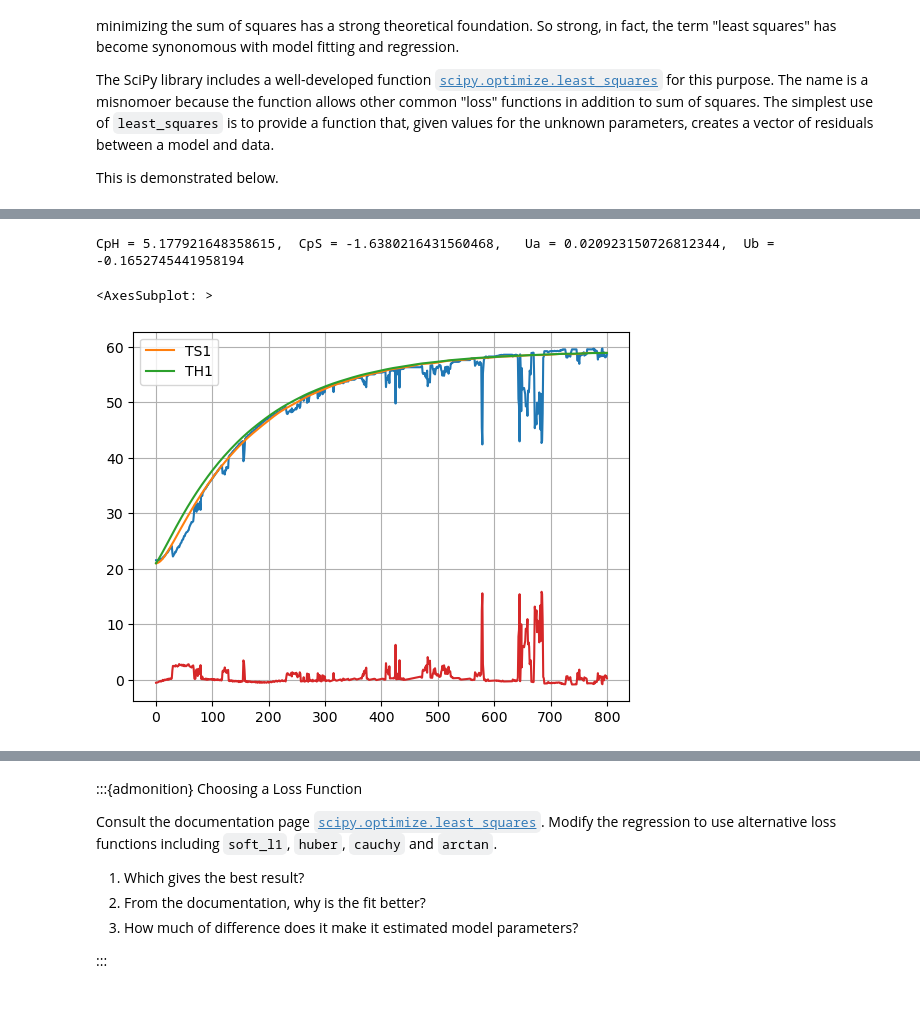
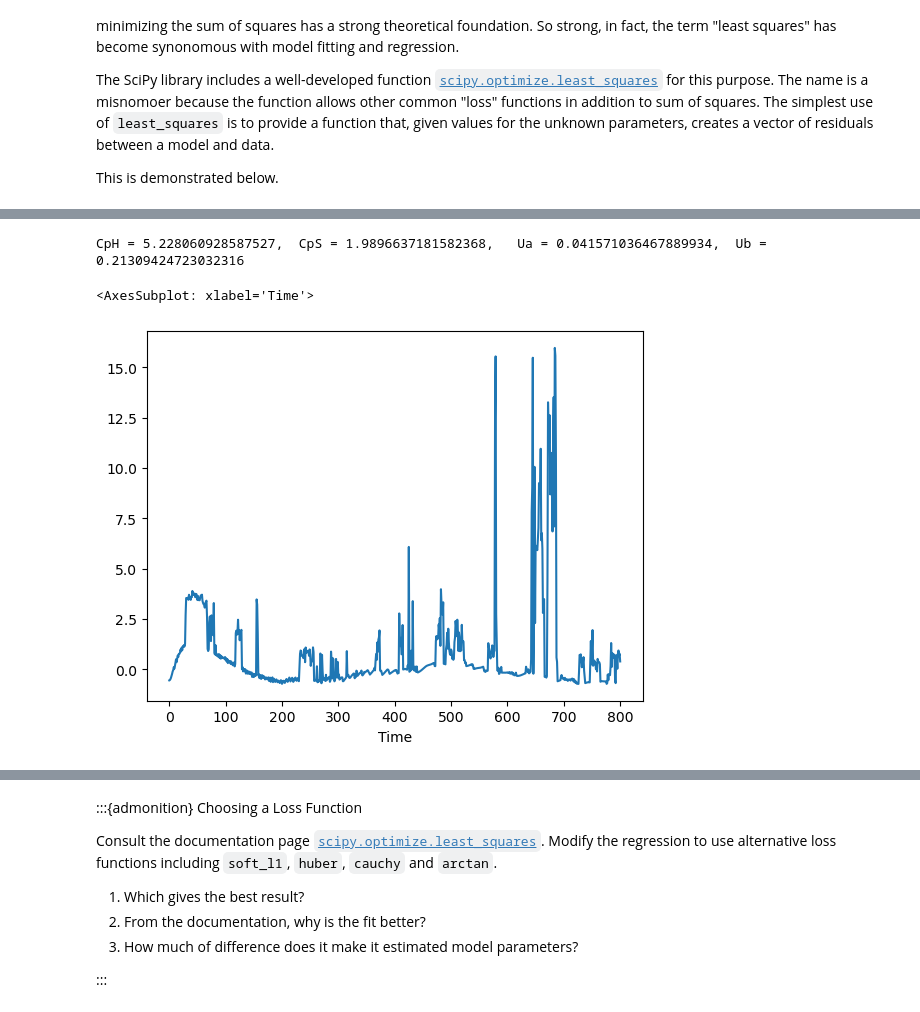
Before and after one commit to jckantor/cbe30338-book, a Jupyter notebook: _build/jupyter_execute/notebooks/02.05-Second-Order.ipynb, the cells around one changed output, grey strips where cells are left out. Drawn from its saved outputs; the diff is of its cells as text; code cells hidden in the pictures.

```diff
--- a/_build/jupyter_execute/notebooks/02.05-Second-Order.ipynb
+++ b/_build/jupyter_execute/notebooks/02.05-Second-Order.ipynb
@@ -125,3 +318,19 @@ In this case we wish to find values for a small number of parameters that cause
 The SciPy library includes a well-developed function [`scipy.optimize.least_squares`](https://docs.scipy.org/doc/scipy/reference/generated/scipy.optimize.least_squares.html) for this purpose. The name is a misnomoer because the function allows other common "loss" functions in addition to sum of squares. The simplest use of `least_squares` is to provide a function that, given values for the unknown parameters, creates a vector of residuals between a model and data.
 
 This is demonstrated below.
+# %%
+# Try your hand at trial and error data fitting
+
+# adjustable parameters
+CpH = 6                # joules/deg C
+CpS = 1                # joules/deg C
+Ua = 0.04             # watts/deg C
+Ub = 0.05              # watts/deg C
+
+A = np.array([[-(Ua + Ub)/CpH, Ub/CpH], [Ub/CpS, -Ub/CpS]])
+B = np.array([[alpha*P1/CpH], [0]])
+C = np.array([[0, 1]])
+
+pred = tclab_ss(A, B, C)
+ax = pred["T1"].plot()
+data["T1"].plot(ax=ax, grid=True)
@@ -127,0 +340,15 @@ This is demonstrated below.
+# %%
+def pred_err(p):
+
+    CpH, CpS, Ua, Ub = p
+
+    # array parameters
+    A = np.array([[-(Ua + Ub)/CpH, Ub/CpH], [Ub/CpS, -Ub/CpS]])
+    B = np.array([[alpha*P1/CpH], [0]])
+    C = np.array([[0, 1]])
+
+    pred = tclab_ss(A, B, C)
+    return pred["T1"] - data["T1"]
+
+
+pred_err([8, 1, 0.04, 0.05]).plot()
@@ -128,21 +358,13 @@ This is demonstrated below.
 # %%
 from scipy.optimize import least_squares
 
-def fun(p):
-    pred = tclab_model2(p)
-    return pred["TS1"] - data["T1"]
-
-results = least_squares(fun,  [CpH, CpS, Ua, Ub], loss="arctan")
+results = least_squares(pred_err,  [8, 1, 0.05, 0.05], loss='cauchy')
 
 CpH, CpS, Ua, Ub = results.x
 print(f"CpH = {CpH},  CpS = {CpS},   Ua = {Ua},  Ub = {Ub}")
 
-pred = tclab_model2(results.x)
-
-ax = data["T1"].plot(grid=True)
-pred[["TS1", "TH1"]].plot(ax=ax)
-(pred["TS1"] - data["T1"]).plot(grid=True)
+pred_err([CpH, CpS, Ua, Ub]).plot()
 # %% [output]
-CpH = 5.177921648358615,  CpS = -1.6380216431560468,   Ua = 0.020923150726812344,  Ub = -0.1652745441958194
+CpH = 5.228060928587527,  CpS = 1.9896637181582368,   Ua = 0.041571036467889934,  Ub = 0.21309424723032316
-<AxesSubplot: >
+<AxesSubplot: xlabel='Time'>
-[figure, old version]
+[figure, new version]
```
Also changed, not shown: parts of 18 cells of this notebook, 28 other files.
